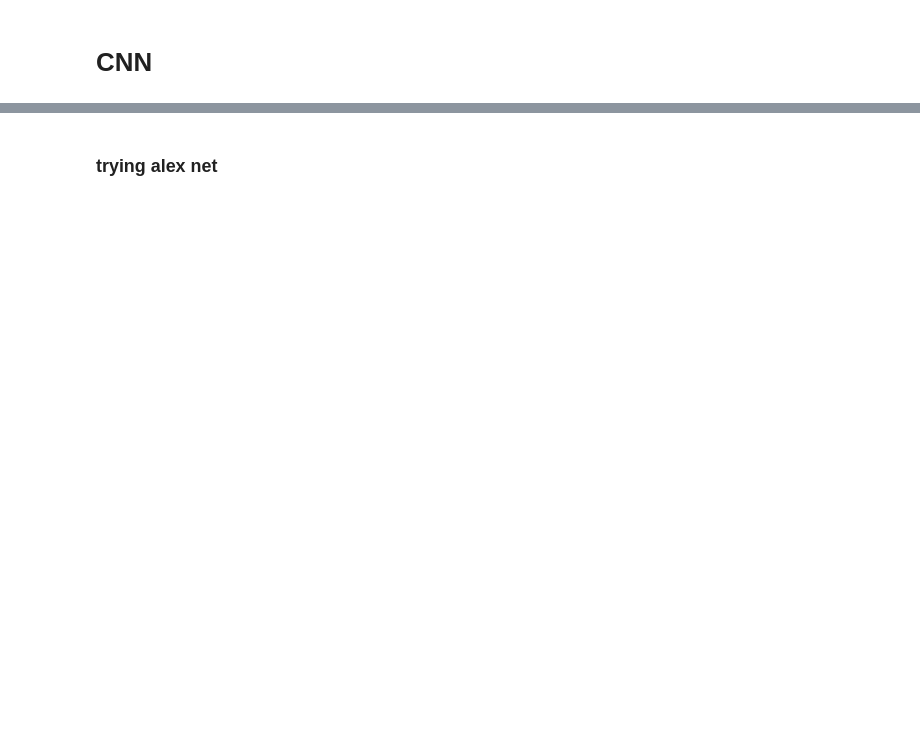
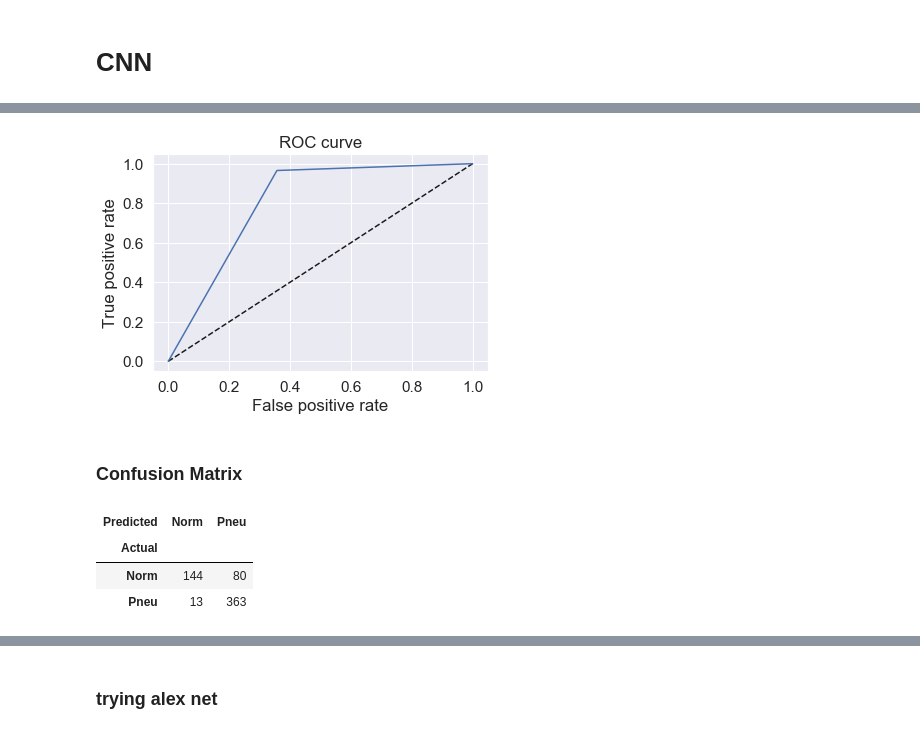
Before and after one commit to laurenphipps/x-ray-neuralnet, a Jupyter notebook: justin_preprocessing.ipynb, the cells around one changed output, grey strips where cells are left out. Cells and saved outputs as stored; diff of their text form; code cells hidden in the pictures; blank space fills up the shorter version.

Commit message:
model improvement and addition of new testing models

```diff
--- a/justin_preprocessing.ipynb
+++ b/justin_preprocessing.ipynb
@@ -330,0 +273,3 @@ Test accuracy: 0.7900000214576721
+# %%
+from sklearn.metrics import roc_curve, roc_auc_score
+y_pred_keras = (model_augmented.predict(test_images) > 0.5).astype("int32")
@@ -330,0 +286,19 @@ Test accuracy: 0.7900000214576721
+# %%
+y_pred_keras = y_pred_keras.T[[1]][0]
+# %%
+y_true = test_labels.T[[1]][0]
+# %%
+from sklearn.metrics import roc_curve
+fpr_keras, tpr_keras, thresholds_keras = roc_curve(y_true, y_pred_keras)
+# %%
+plt.figure(1)
+plt.plot([0, 1], [0, 1], 'k--')
+plt.plot(fpr_keras, tpr_keras)
+plt.xlabel('False positive rate')
+plt.ylabel('True positive rate')
+plt.title('ROC curve')
+plt.show()
+# %% [output]
+[figure, added]
+# %% [markdown]
+### Confusion Matrix
@@ -330,0 +315,7 @@ Test accuracy: 0.7900000214576721
+# %%
+df_cm
+# %% [output]
+| Predicted | Norm | Pneu |
+| Actual |  |  |
+| Norm | 144 | 80 |
+| Pneu | 13 | 363 |
```
Also changed, not shown: parts of 45 cells of this notebook.
